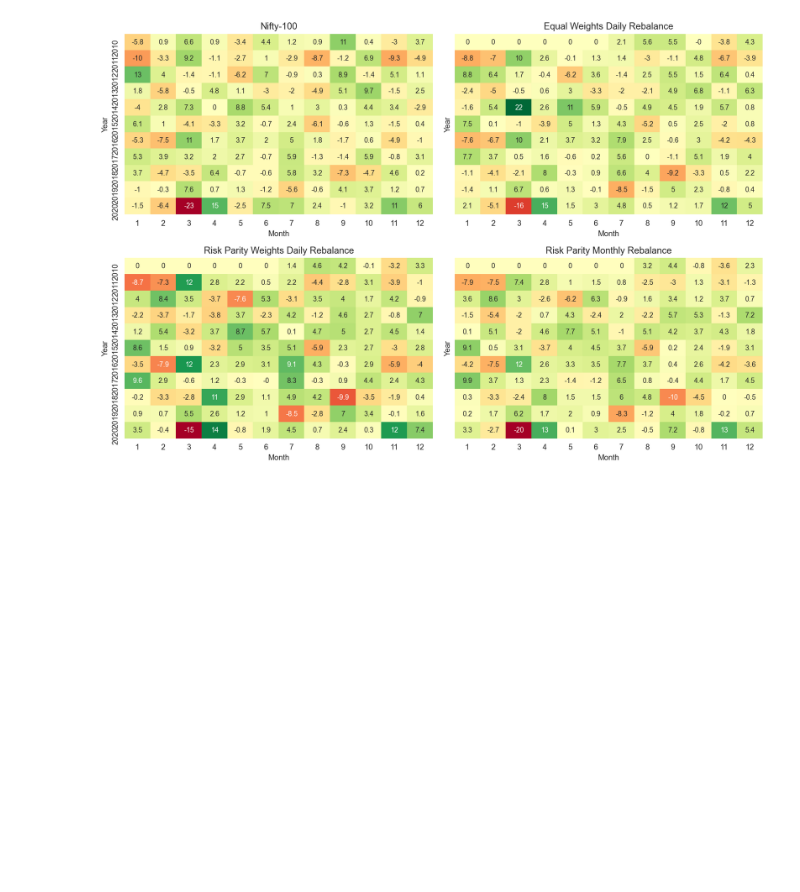
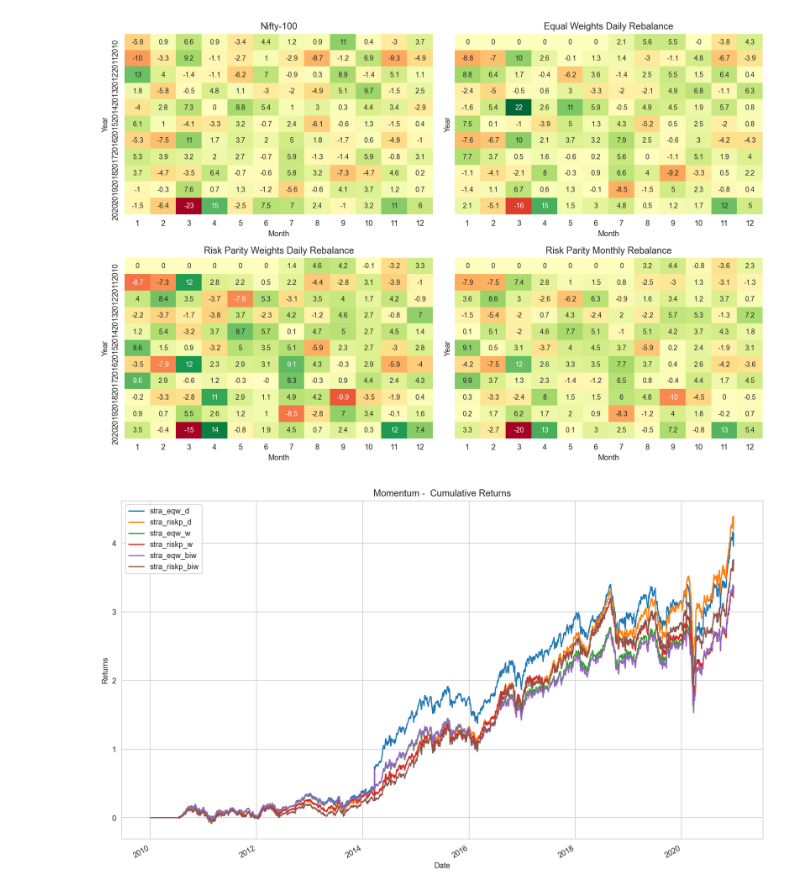
Before and after one commit to sabirjana/Strategies, a Jupyter notebook: sj_06_momentum_stra_eval.ipynb, the cells around one changed output. Saved outputs shown, nothing was run; the diff lists cells and outputs as text; code cells hidden in the pictures; blank space fills up the shorter version.

```diff
--- a/sj_06_momentum_stra_eval.ipynb
+++ b/sj_06_momentum_stra_eval.ipynb
@@ -290,3 +345,13 @@ axes[3].set_title('Risk Parity Monthly Rebalance');
 # fig.suptitle('Strategy vs Nifty-100 - 2', fontsize=16, y=1.0)
 # %% [output]
 [figure]
+# %%
+col = ['stra_eqw_d', 'stra_riskp_d', 'stra_eqw_w', 'stra_riskp_w', 'stra_eqw_biw','stra_riskp_biw',]
+
+# Visulize the output
+ax = ((1 * results_all[col] + 1).cumprod()-1).plot(figsize=(15,9), title='Momentum -  Cumulative Returns')
+ax.set_ylabel('Returns')
+ax.grid(True)
+ax.legend();
+# %% [output]
+[figure, added]
```
Also changed, not shown: parts of 14 cells of this notebook, 2 other files.
